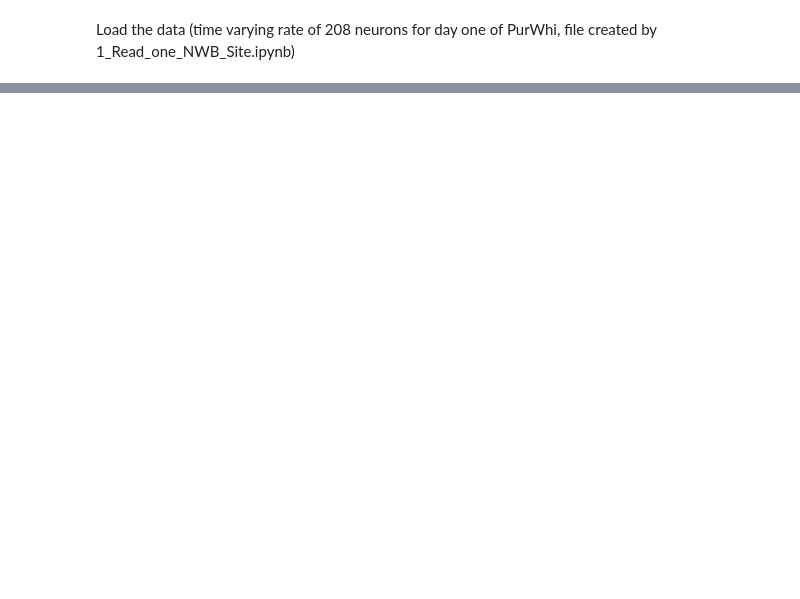
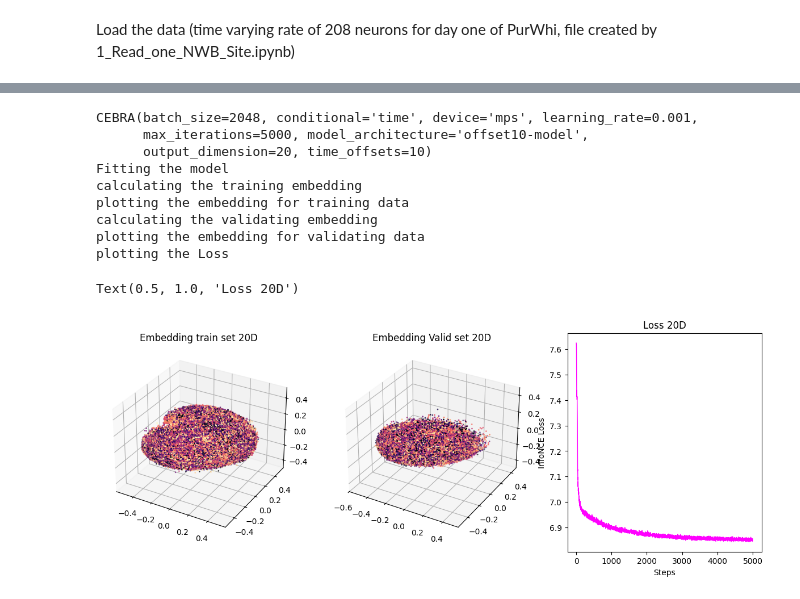
Before and after one commit to julieelie/zebra-finch-operant-semantic-neuro, a Jupyter notebook: 2_Explore_PopCode_Cebra.ipynb, the cells around one changed output, grey strips where cells are left out. Drawn from its saved outputs; the diff is of its cells as text; code cells hidden in the pictures; blank space fills up the shorter version.

```diff
--- a/2_Explore_PopCode_Cebra.ipynb
+++ b/2_Explore_PopCode_Cebra.ipynb
@@ -37,2 +149,0 @@ Train single-session model
-# %%
-cebra_model.fit(neural_data)
@@ -38,0 +295,60 @@ cebra_model.fit(neural_data)
+# %%
+Output_dim = 20
+cebra_20D = CEBRA(
+    model_architecture = "offset10-model",
+    conditional = 'time',
+    batch_size = 2048, # could be 1024, CEBRA should be trained on the biggest batch size possible
+    learning_rate = 0.001,
+    max_iterations = 5000,#use at least 10,000 iterations to train the model. For prototyping, start with a smaller number (a few 1,000 iterations), increase if the model does not converge (cloud-like)
+    time_offsets = 10, #distance (in time) between positive pairs and informs the algorithm about the time-scale of interest
+    output_dimension = Output_dim,
+    device = DEVICE,
+    verbose = False
+)
+
+print(cebra_20D)
+
+# fit the model
+print('Fitting the model')
+cebra_20D.fit(train_data)
+
+# obtain the embedding on training set
+print('calculating the training embedding')
+embedding = cebra_20D.transform(train_data)
+assert(embedding.shape == (train_data.shape[0],Output_dim))
+
+# plot the embedding for training set
+print('plotting the embedding for training data')
+fig = plt.figure(figsize=(15,5))
+ax1 = fig.add_subplot(1,3,1, projection='3d') # Initialize 3D axes
+ax1.scatter(embedding[:,0], embedding[:,1], embedding[:,2], cmap = 'magma', c = np.tile(np.arange(100),int(embedding.shape[0]/100)), s=1)
+ax1.set_title("Embedding train set " + str(Output_dim) + "D")
+
+# obtain the embedding on validating set
+print('calculating the validating embedding')
+embedding = cebra_20D.transform(valid_data)
+assert(embedding.shape == (valid_data.shape[0],Output_dim))
+
+# plot the embedding for validating set
+print('plotting the embedding for validating data')
+ax2 = fig.add_subplot(1,3,2, projection='3d') # Initialize 3D axes
+ax2.scatter(embedding[:,0], embedding[:,1], embedding[:,2], cmap = 'magma', c = np.tile(np.arange(100),int(embedding.shape[0]/100)), s=1)
+ax2.set_title("Embedding Valid set " + str(Output_dim) + "D")
+
+# plot the loss
+print('plotting the Loss')
+ax3 = fig.add_subplot(1,3,3)
+cebra.plot_loss(cebra_20D, ax=ax3)
+ax3.set_title("Loss " + str(Output_dim) + "D")
+# %% [output]
+CEBRA(batch_size=2048, conditional='time', device='mps', learning_rate=0.001,
+      max_iterations=5000, model_architecture='offset10-model',
+      output_dimension=20, time_offsets=10)
+Fitting the model
+calculating the training embedding
+plotting the embedding for training data
+calculating the validating embedding
+plotting the embedding for validating data
+plotting the Loss
+Text(0.5, 1.0, 'Loss 20D')
+[figure, added]
```
Also changed, not shown: parts of 23 cells of this notebook, 28 other files.
